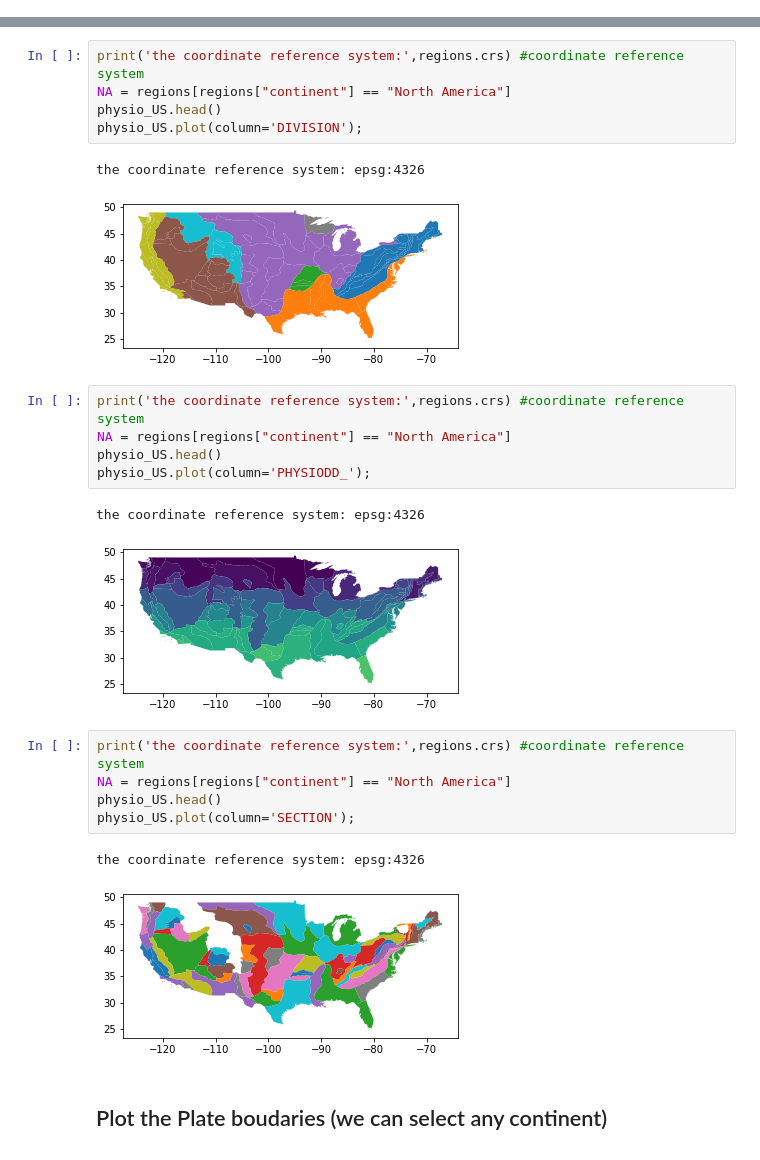
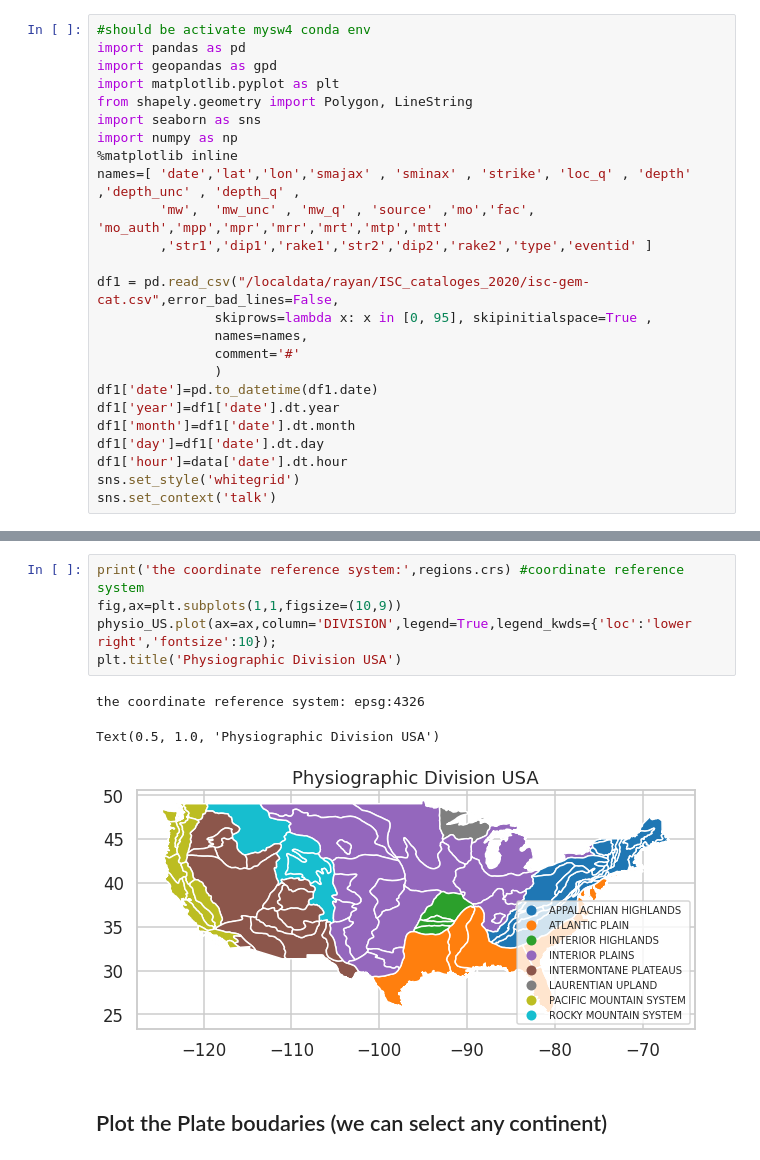
Before and after one commit to yassmin1/IRIS_Bulletin_plot_FM, a Jupyter notebook: ISC_USA_For_github.ipynb, the cells around one changed output, grey strips where cells are left out. Cells and saved outputs as stored; diff of their text form.

```diff
--- a/ISC_USA_For_github.ipynb
+++ b/ISC_USA_For_github.ipynb
@@ -3 +11,26 @@ In this notebook I applied geopandas and pandas to plot background map, the IRS
+# %%
+#should be activate mysw4 conda env
+import pandas as pd
+import geopandas as gpd
+import matplotlib.pyplot as plt
+from shapely.geometry import Polygon, LineString
+import seaborn as sns
+import numpy as np
+%matplotlib inline
+names=[ 'date','lat','lon','smajax' , 'sminax' , 'strike', 'loc_q' , 'depth' ,'depth_unc' , 'depth_q' ,
+        'mw',  'mw_unc' , 'mw_q' , 'source' ,'mo','fac', 'mo_auth','mpp','mpr','mrr','mrt','mtp','mtt'
+        ,'str1','dip1','rake1','str2','dip2','rake2','type','eventid' ]
+
+df1 = pd.read_csv("/localdata/rayan/ISC_cataloges_2020/isc-gem-cat.csv",error_bad_lines=False,
+               skiprows=lambda x: x in [0, 95], skipinitialspace=True ,
+               names=names,
+               comment='#'
+               )
+df1['date']=pd.to_datetime(df1.date)
+df1['year']=df1['date'].dt.year
+df1['month']=df1['date'].dt.month
+df1['day']=df1['date'].dt.day
+df1['hour']=data['date'].dt.hour
+sns.set_style('whitegrid')
+sns.set_context('talk')
 # %%
@@ -57,27 +193,12 @@ df1.head(1)
 # %%
 print('the coordinate reference system:',regions.crs) #coordinate reference system
-NA = regions[regions["continent"] == "North America"]
-physio_US.head()
-physio_US.plot(column='DIVISION');
+fig,ax=plt.subplots(1,1,figsize=(10,9))
+physio_US.plot(ax=ax,column='DIVISION',legend=True,legend_kwds={'loc':'lower right','fontsize':10});
+plt.title('Physiographic Division USA')
 # %% [output]
 the coordinate reference system: epsg:4326
+Text(0.5, 1.0, 'Physiographic Division USA')
-[figure, old version]
+[figure, new version]
-# %%
-print('the coordinate reference system:',regions.crs) #coordinate reference system
-NA = regions[regions["continent"] == "North America"]
-physio_US.head()
-physio_US.plot(column='PHYSIODD_');
-# %% [output]
-the coordinate reference system: epsg:4326
-[figure, removed]
-# %%
-print('the coordinate reference system:',regions.crs) #coordinate reference system
-NA = regions[regions["continent"] == "North America"]
-physio_US.head()
-physio_US.plot(column='SECTION');
-# %% [output]
-the coordinate reference system: epsg:4326
-[figure, removed]
 # %% [markdown]
 ## Plot the Plate boudaries (we can select any continent)
 # %%
```
Also changed, not shown: parts of 41 cells of this notebook.
